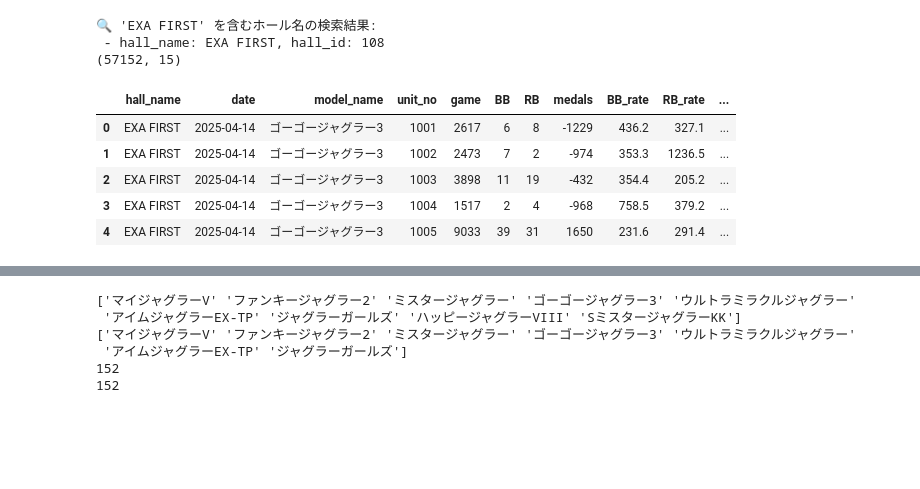
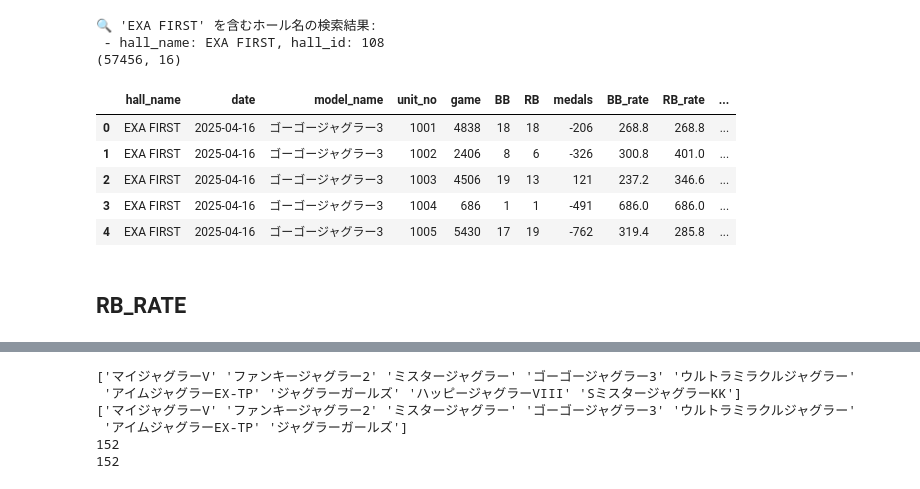
Before and after one commit to akmiccom/dataOnline, a Jupyter notebook: anaslo_02/ipynb/from_sqlite_to_gspread.ipynb, the cells around one changed output, grey strips where cells are left out. Saved outputs shown, nothing was run; the diff lists cells and outputs as text; code cells hidden in the pictures; blank space fills up the shorter version.

```diff
--- a/anaslo_02/ipynb/from_sqlite_to_gspread.ipynb
+++ b/anaslo_02/ipynb/from_sqlite_to_gspread.ipynb
@@ -10,7 +10,7 @@ import datetime
 from dateutil.relativedelta import relativedelta
 
 
-DB_PATH = r"C:\python\dataOnline\anaslo_02\anaslo_02.db"
+DB_PATH = r"C:\python\dataOnline\anaslo_02\db\anaslo_02.db"
 
 spreadSheet_ids = {
     "EXA FIRST": "10-B_vV1pvUzXmvGAiHhODGJgCloOsAmqSO9HvXpk_T8",
@@ -26,7 +26,7 @@ scope = [
     "https://spreadsheets.google.com/feeds",
     "https://www.googleapis.com/auth/drive",
 ]
-jsonf = r"C:\python\dataOnline\anaslo_02\spreeadsheet-347321-ff675ab5ccbd.json"
+jsonf = r"C:\python\dataOnline\anaslo_02\json\spreeadsheet-347321-ff675ab5ccbd.json"
 creds = ServiceAccountCredentials.from_json_keyfile_name(jsonf, scope)
 client = gspread.authorize(creds)
 spreadsheet = client.open_by_key(SPREADSHEET_ID)
@@ -73,36 +73,39 @@ def grape_calculator_myfive(game, bb, rb, medals):
     cherry_rate_low = 0.05847
     replay_rate = 0.411
     denominator_inner = (-medals - (game*3 - (bb*bb_medals + rb*rb_medals + game*replay_rate + game*cherry_rate_high))) / 8
     grape_rate = (game / denominator_inner) - ((game / denominator_inner) * 2)
 
     return grape_rate
 
 df = pd.read_sql_query(query, conn, params=(hall_name,))
 conn.close()
 
 df["date"] = pd.to_datetime(df["date"])
 df.drop(columns=["result_id", "hall_id", "model_id"], inplace=True)
 df = df[["hall_name", "date", "model_name", "unit_no", "game", "BB", "RB", "medals"]]
 df["BB_rate"] = (df["game"] / df["BB"]).round(1)
 df["RB_rate"] = (df["game"] / df["RB"]).round(1)
 df["grape_rate"] = grape_calculator_myfive(df["game"], df["BB"], df["RB"], df["medals"]).round(2)
 df["Total_rate"] = (df["game"] / (df["BB"] + df["RB"])).round(1)
 df["month"] = df["date"].dt.strftime("%Y-%m")
 df["day"] = df["date"].dt.day
 df["weekday"] = df["date"].dt.weekday
+df["unit_last"] = df["unit_no"].astype(str).str[-1]
 
 df = df.replace([np.inf, -np.inf], np.nan)
 df = df.fillna(0)
 
 print(df.shape)
 df.head()
 # %% [output]
 🔍 'EXA FIRST' を含むホール名の検索結果:
  - hall_name: EXA FIRST, hall_id: 108
-(57152, 15)
+(57456, 16)
 |  | hall_name | date | model_name | unit_no | game | BB | RB | medals | BB_rate | RB_rate | ... |
-| 0 | EXA FIRST | 2025-04-14 | ゴーゴージャグラー3 | 1001 | 2617 | 6 | 8 | -1229 | 436.2 | 327.1 | ... |
-| 1 | EXA FIRST | 2025-04-14 | ゴーゴージャグラー3 | 1002 | 2473 | 7 | 2 | -974 | 353.3 | 1236.5 | ... |
-| 2 | EXA FIRST | 2025-04-14 | ゴーゴージャグラー3 | 1003 | 3898 | 11 | 19 | -432 | 354.4 | 205.2 | ... |
-| 3 | EXA FIRST | 2025-04-14 | ゴーゴージャグラー3 | 1004 | 1517 | 2 | 4 | -968 | 758.5 | 379.2 | ... |
-| 4 | EXA FIRST | 2025-04-14 | ゴーゴージャグラー3 | 1005 | 9033 | 39 | 31 | 1650 | 231.6 | 291.4 | ... |
+| 0 | EXA FIRST | 2025-04-16 | ゴーゴージャグラー3 | 1001 | 4838 | 18 | 18 | -206 | 268.8 | 268.8 | ... |
+| 1 | EXA FIRST | 2025-04-16 | ゴーゴージャグラー3 | 1002 | 2406 | 8 | 6 | -326 | 300.8 | 401.0 | ... |
+| 2 | EXA FIRST | 2025-04-16 | ゴーゴージャグラー3 | 1003 | 4506 | 19 | 13 | 121 | 237.2 | 346.6 | ... |
+| 3 | EXA FIRST | 2025-04-16 | ゴーゴージャグラー3 | 1004 | 686 | 1 | 1 | -491 | 686.0 | 686.0 | ... |
+| 4 | EXA FIRST | 2025-04-16 | ゴーゴージャグラー3 | 1005 | 5430 | 17 | 19 | -762 | 319.4 | 285.8 | ... |
+# %% [markdown]
+## RB_RATE
```
Also changed, not shown: parts of 12 cells of this notebook, 34 other files.
